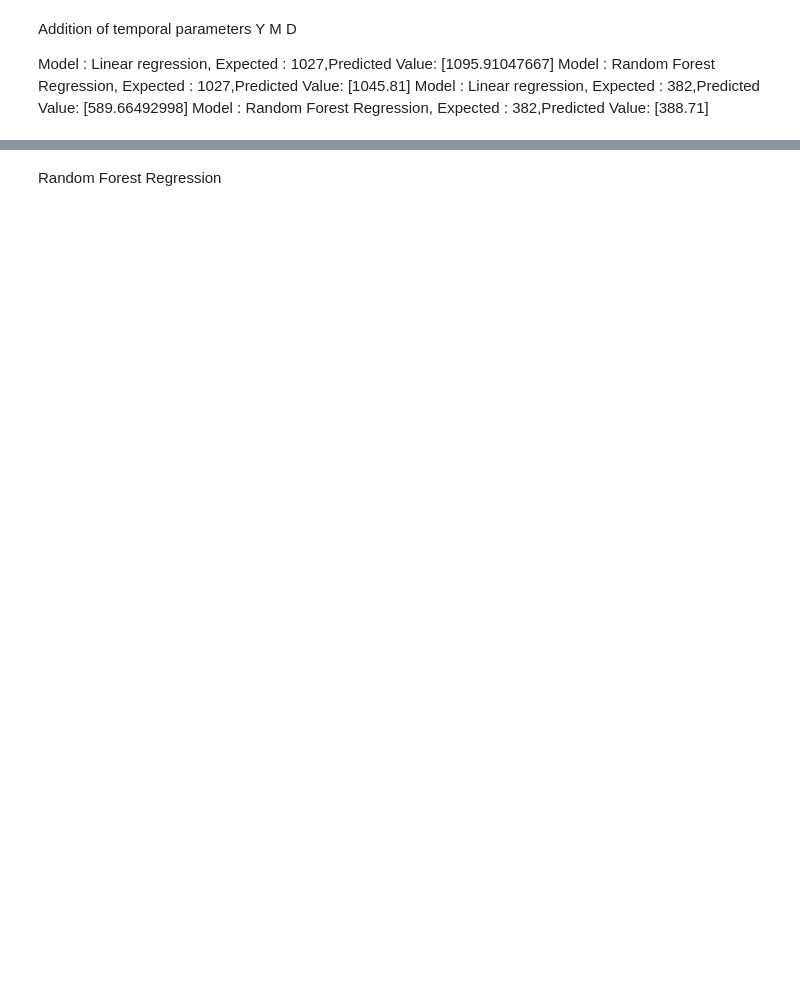
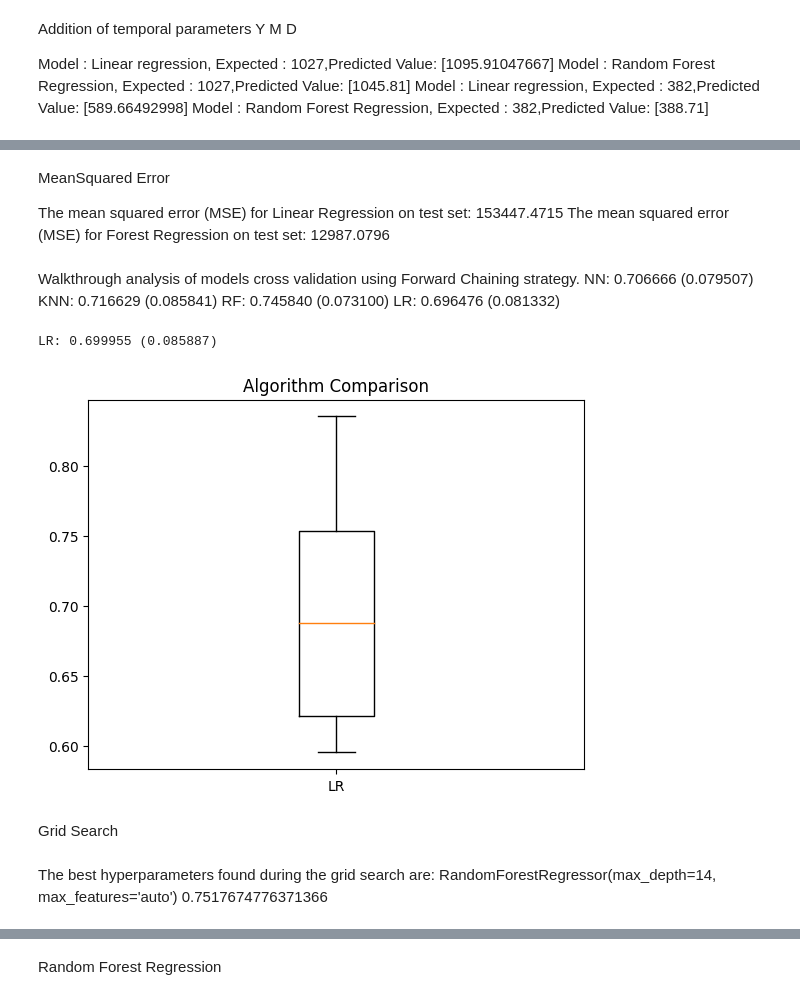
Before and after one commit to lanecolinp/UCDPA_lanecolinp, a Jupyter notebook: WeatherStation.ipynb, the cells around one changed output, grey strips where cells are left out. Cells and saved outputs as stored; diff of their text form; code cells hidden in the pictures; blank space fills up the shorter version.

```diff
--- a/WeatherStation.ipynb
+++ b/WeatherStation.ipynb
@@ -961,0 +866,5 @@ Model : Random Forest regression, Expected : 215,Predicted Value: 234.73
+# %% [markdown]
+MeanSquared Error
+
+The mean squared error (MSE) for Linear Regression on test set: 153447.4715
+The mean squared error (MSE) for Forest Regression on test set: 12987.0796
@@ -961,0 +956,67 @@ Model : Random Forest regression, Expected : 215,Predicted Value: 234.73
+# %% [markdown]
+Walkthrough analysis of models cross validation using Forward Chaining strategy.
+NN: 0.706666 (0.079507)
+KNN: 0.716629 (0.085841)
+RF: 0.745840 (0.073100)
+LR: 0.696476 (0.081332)
+# %%
+from sklearn.linear_model import LinearRegression
+from sklearn.ensemble import RandomForestRegressor
+from sklearn.neural_network import MLPRegressor
+from sklearn.neighbors import KNeighborsRegressor
+from sklearn.svm import SVR
+import sklearn.metrics as metrics
+from sklearn.model_selection import TimeSeriesSplit
+from sklearn.model_selection import cross_val_score
+
+def regression_results(y_true, y_pred):
+    # Regression metrics
+    explained_variance=metrics.explained_variance_score(y_true, y_pred)
+    mean_absolute_error=metrics.mean_absolute_error(y_true, y_pred)
+    mse=metrics.mean_squared_error(y_true, y_pred)
+    mean_squared_log_error=metrics.mean_squared_log_error(y_true, y_pred)
+    median_absolute_error=metrics.median_absolute_error(y_true, y_pred)
+    r2=metrics.r2_score(y_true, y_pred)
+    print('explained_variance: ', round(explained_variance,4))
+    print('mean_squared_log_error: ', round(mean_squared_log_error,4))
+    print('r2: ', round(r2,4))
+    print('MAE: ', round(mean_absolute_error,4))
+    print('MSE: ', round(mse,4))
+    print('RMSE: ', round(np.sqrt(mse),4))
+
+windall = pivwddf.join(wgalldf, how='outer')
+models = []
+models.append(('LR', LinearRegression()))
+#models.append(('NN', MLPRegressor(solver = 'lbfgs')))  #neural network
+#models.append(('KNN', KNeighborsRegressor()))
+#models.append(('RF', RandomForestRegressor())) # Ensemble method - collection of many decision trees
+#models.append(('SVR', SVR(gamma='auto'))) # kernel = linear
+# Evaluate each model in turn
+#X_train = windall[inputparams]
+#y_train = windall['ACTUAL WIND(MW)'].values
+
+windall.drop('Datetime', axis=1, inplace=True)
+X_train = windall[:'2021'].drop(['ACTUAL WIND(MW)'], axis = 1)
+y_train = windall.loc[:'2021', 'ACTUAL WIND(MW)']
+X_test = windall['2022'].drop(['ACTUAL WIND(MW)'], axis = 1)
+y_test = windall.loc['2022', 'ACTUAL WIND(MW)']
+
+results = []
+names = []
+for name, model in models:
+   # TimeSeries Cross validation
+   tscv = TimeSeriesSplit(n_splits=8)
+   cv_results = cross_val_score(model, X_train, y_train, cv=tscv, scoring='r2')
+   results.append(cv_results)
+   names.append(name)
+   print('%s: %f (%f)' % (name, cv_results.mean(), cv_results.std()))
+
+# Compare Algorithms
+plt.boxplot(results, labels=names)
+plt.title('Algorithm Comparison')
+plt.show()
+# %% [output]
+LR: 0.699955 (0.085887)
+[figure, added]
+# %% [markdown]
+Grid Search
@@ -961,0 +1037,5 @@ Model : Random Forest regression, Expected : 215,Predicted Value: 234.73
+# %% [markdown]
+
+The best hyperparameters found during the grid search are:
+RandomForestRegressor(max_depth=14, max_features='auto')
+0.7517674776371366
```
Also changed, not shown: parts of 26 cells of this notebook, 1 other file.
